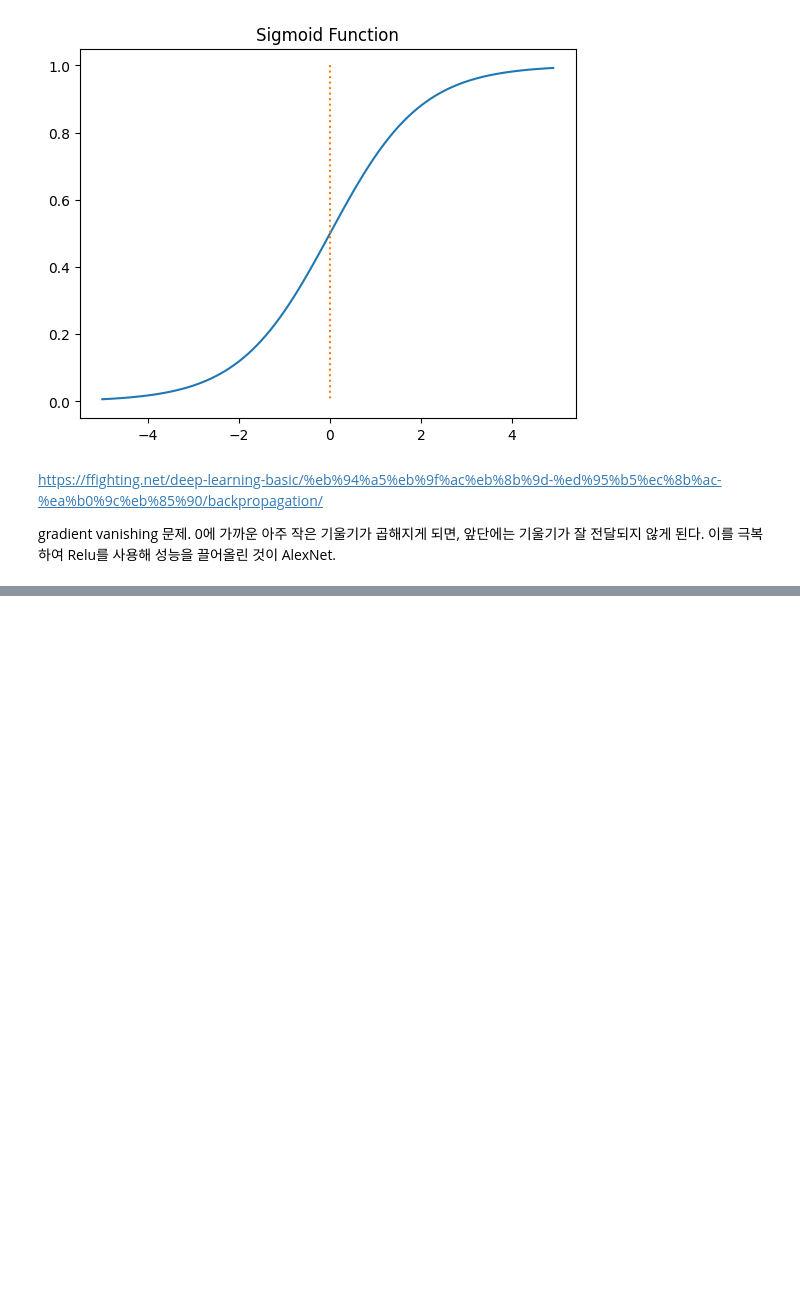
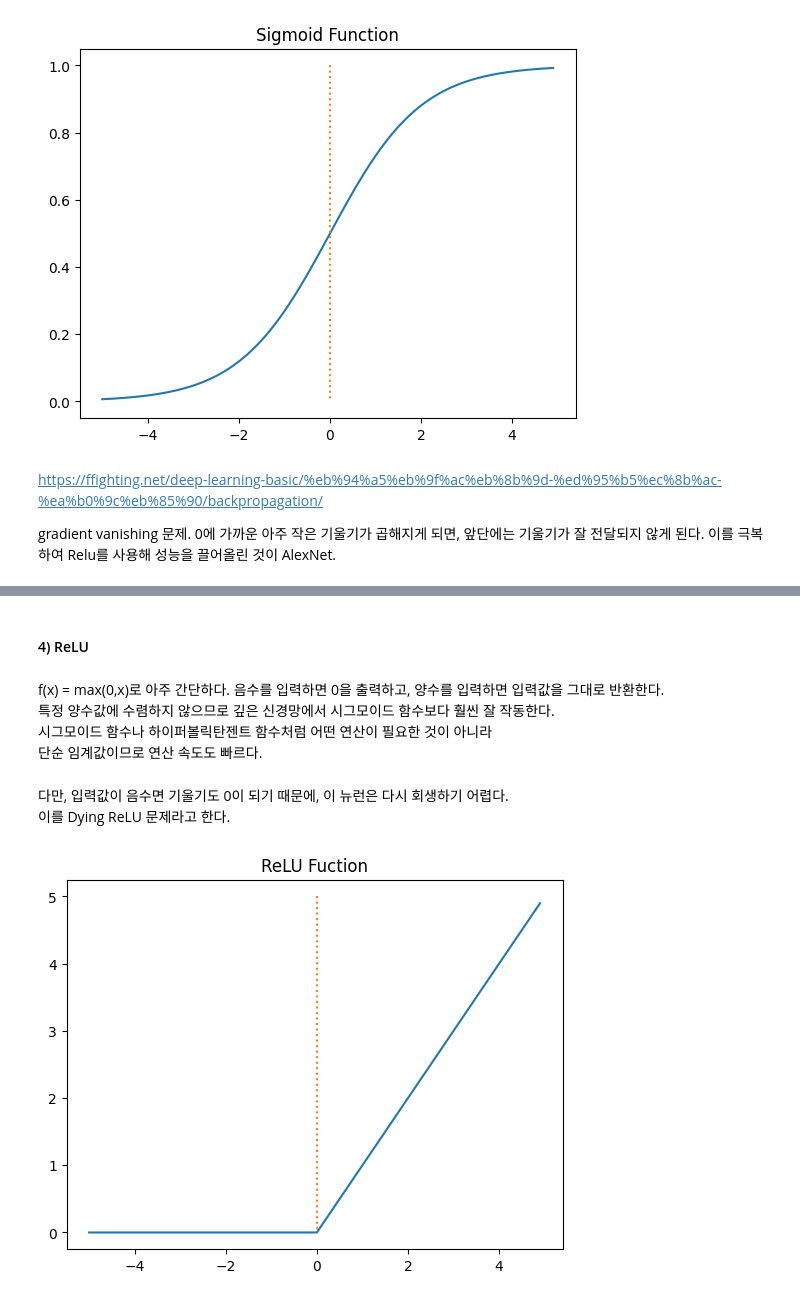
Before and after one commit to tryfasting/deeplearning-pytorch-textbook, a Jupyter notebook: 06-01 머신 러닝 기본 개념 정리하기.ipynb, the cells around one changed output, grey strips where cells are left out. Saved outputs shown, nothing was run; the diff lists cells and outputs as text; code cells hidden in the pictures; blank space fills up the shorter version.

```diff
--- a/06-01 머신 러닝 기본 개념 정리하기.ipynb
+++ b/06-01 머신 러닝 기본 개념 정리하기.ipynb
@@ -92,0 +127,24 @@ gradient vanishing 문제.
+# %% [markdown]
+#### 4) ReLU
+# %% [markdown]
+f(x) = max(0,x)로 아주 간단하다.
+음수를 입력하면 0을 출력하고, 양수를 입력하면 입력값을 그대로 반환한다.
+특정 양수값에 수렴하지 않으므로 깊은 신경망에서 시그모이드 함수보다 훨씬 잘 작동한다.
+시그모이드 함수나 하이퍼볼릭탄젠트 함수처럼 어떤 연산이 필요한 것이 아니라
+단순 임계값이므로 연산 속도도 빠르다.
+# %% [markdown]
+다만, 입력값이 음수면 기울기도 0이 되기 때문에, 이 뉴런은 다시 회생하기 어렵다.
+이를 Dying ReLU 문제라고 한다.
+# %%
+def relu(x):
+    return np.maximum(0,x)
+
+x = np.arange(-5.0,5.0,0.1)
+y = relu(x)
+
+plt.plot(x,y)
+plt.plot([0,0],[5.0,0.0],':')
+plt.title('ReLU Fuction')
+plt.show()
+# %% [output]
+[figure, added]
```
Also changed, not shown: parts of 14 cells of this notebook.
